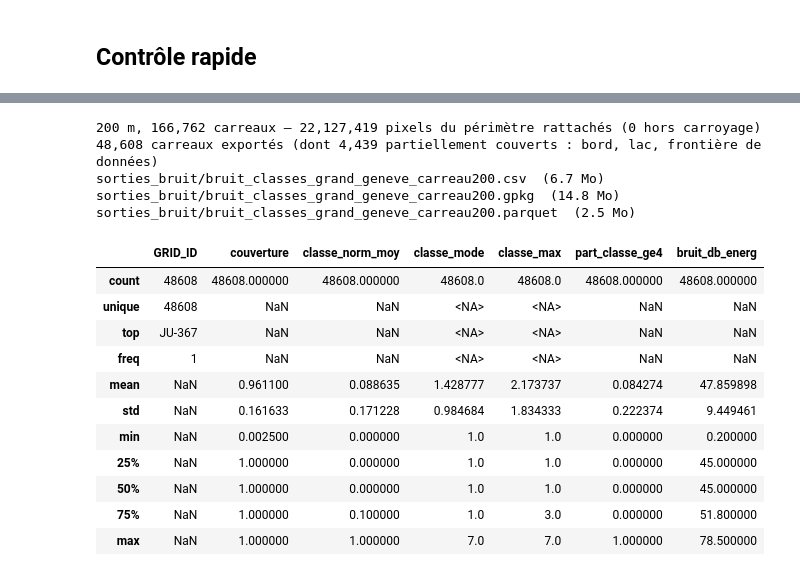
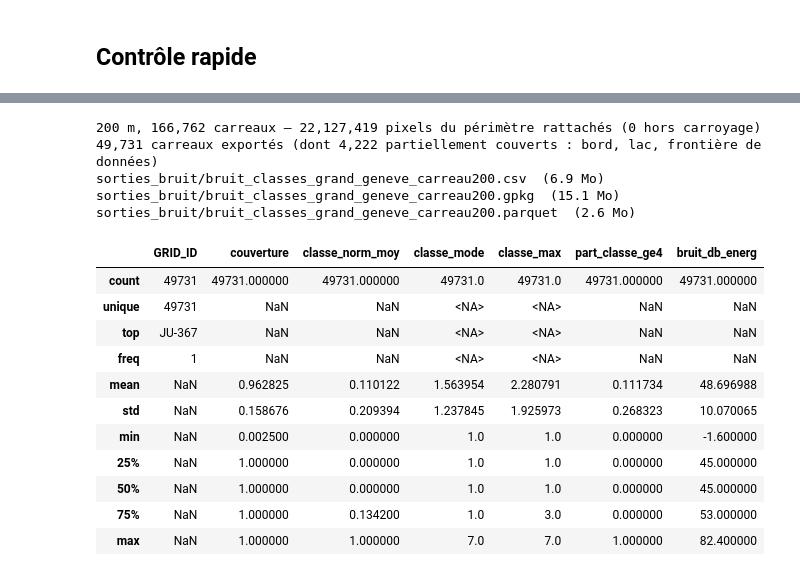
Before and after one commit to action-situee/PROJET_PIETON_GG, a Jupyter notebook: Notebook/Step 0/0_1_bis_bruit_unifie.ipynb, the cells around one changed output, grey strips where cells are left out. Saved outputs shown, nothing was run; the diff lists cells and outputs as text; code cells hidden in the pictures.

```diff
--- a/Notebook/Step 0/0_1_bis_bruit_unifie.ipynb
+++ b/Notebook/Step 0/0_1_bis_bruit_unifie.ipynb
@@ -111,8 +198,13 @@ def describe(path):
               f"\n  type   : {src.dtypes[0]} ({src.count} bande(s), seule la 1re est lue)")
         return src.crs, src.res
 
-ch_crs, ch_res = describe(CH_TIF)
+ch_paths = ([CH_RASTERS["route"]["jour"]] if not CH_MULTIBRUIT
+            else [p for periodes in CH_RASTERS.values() for p in periodes.values()])
+ch_meta = {str(p): describe(p) for p in ch_paths}
+ch_crs, ch_res = ch_meta[str(CH_RASTERS["route"]["jour"])]
 fr_crs, fr_res = describe(FR_TIF)
+if CH_MULTIBRUIT:
+    print(f"\n{CH_AIR_GPKG} : couches {pyogrio.list_layers(CH_AIR_GPKG)[:, 0].tolist()}")
 
 
 def load_perimeter(variant):
@@ -166,5 +262,5 @@ la classe majoritaire soit calculée sur les vraies classes 1 à 7.
 # %%
-def read_window_and_reproject(path, prepare, resampling):
+def read_window_and_reproject(path, prepare, resampling, finish=None):
     with rasterio.open(path) as src:
         margin = 5 * res
         b = transform_bounds(TARGET_CRS, src.crs, xmin - margin, ymin - margin, xmax + margin, ymax + margin)
@@ -176,17 +272,25 @@ def read_window_and_reproject(path, prepare, resampling):
                   src_transform=src.window_transform(win), src_crs=src.crs, src_nodata=np.nan,
                   dst_transform=dst_transform, dst_crs=TARGET_CRS, dst_nodata=np.nan,
                   resampling=resampling)
-    return out
+        del a
+    return finish(out) if finish else out
 
 
 def prepare_ch(a, nodata):
+    """Lr (dB) -> énergie 10^(L/10) ; nodata -> NaN."""
     bad = ~np.isfinite(a)
     if nodata is not None and not np.isnan(nodata):
         bad |= a == nodata
     for v in CH_EXTRA_NODATA:
         bad |= a == v
     a[bad] = np.nan
+    np.power(np.float32(10), a / np.float32(10), out=a)
     return a
+
+
+def energy_to_db(e):
+    with np.errstate(divide="ignore", invalid="ignore"):
+        return (10 * np.log10(e)).astype("float32")
 
 
 def prepare_fr(a, nodata):
@@ -194,7 +298,10 @@ def prepare_fr(a, nodata):
     return a
 
 
-ch_db = read_window_and_reproject(CH_TIF, prepare_ch, RESAMPLING_CH)
+def read_ch(path):
+    return read_window_and_reproject(path, prepare_ch, RESAMPLING_CH, finish=energy_to_db)
+
+
 fr_cls = read_window_and_reproject(FR_TIF, prepare_fr, RESAMPLING_FR)
 
 # Appliqué APRÈS la reprojection : sinon la classe majoritaire serait calculée
@@ -292,6 +569,17 @@ with rasterio.open(OUT_DIR / f"{OUT_STEM}.tif", "w", driver="GTiff", width=width
                    nodata=0, compress="deflate") as dst:
     dst.write(np.nan_to_num(classe, nan=0).astype("uint8"), 1)
     dst.write_colormap(1, {0: (0, 0, 0, 0), **{k: hex2rgba(v) for k, v in PALETTE.items()}})
+
+# Colonnes de contrôle côté CH (multibruit) : une bande par niveau dans un GeoTIFF à part
+CONTROL_KEYS = ["route", "fer", "air", "fer_eq", "air_eq", "multi"]
+if CH_MULTIBRUIT:
+    with rasterio.open(OUT_DIR / f"{OUT_STEM}_lden_ch.tif", "w", driver="GTiff", width=width, height=height,
+                       count=len(CONTROL_KEYS), dtype="float32", crs=TARGET_CRS, transform=dst_transform,
+                       nodata=np.nan, compress="deflate", predictor=3, tiled=True) as dst:
+        for i, k in enumerate(CONTROL_KEYS, start=1):
+            band = np.where(inside, lden_ch[k], np.nan).astype("float32")
+            dst.write(band, i)
+            dst.set_band_description(i, f"lden_{k}" if k != "multi" else "lden_multi_ch")
 
 rows, cols = np.nonzero(np.isfinite(classe))
 xs = xmin + (cols + 0.5) * res
@@ -307,6 +595,11 @@ df = pd.DataFrame({
     "classe_fr": pd.array(fr_cls[rows, cols], dtype="Float32").astype("Int8"),
     "source": source[rows, cols],
 })
+if CH_MULTIBRUIT:
+    for k in CONTROL_KEYS:
+        col = f"lden_{k}" if k != "multi" else "lden_multi_ch"
+        df[col] = np.round(lden_ch[k][rows, cols], 1).astype("float32")
+
 gdf = gpd.GeoDataFrame(df, geometry=gpd.points_from_xy(df.x_lv95, df.y_lv95), crs=TARGET_CRS)
 if ADD_LONLAT:
     wgs = gdf.geometry.to_crs(4326)
@@ -316,7 +609,7 @@ gdf.to_file(OUT_DIR / f"{OUT_STEM}.gpkg", layer="bruit_classes", driver="GPKG",
 gdf.to_parquet(OUT_DIR / f"{OUT_STEM}.parquet")
 gdf.drop(columns="geometry").to_csv(OUT_DIR / f"{OUT_STEM}.csv", index=False)
 
-for f in sorted(OUT_DIR.glob(f"{OUT_STEM}.*")):
+for f in sorted(OUT_DIR.glob(f"{OUT_STEM}*.*")):
     print(f"{f}  ({f.stat().st_size / 1e6:,.1f} Mo)")
 gdf.head()
 # %% [output]
@@ -364,7 +667,7 @@ Name: classe_norm, dtype: float32
 # Source carroyage : « Système d'information du territoire à Genève (SITG), extrait en
 # date du 31.03.2025 » — agrégation du bruit réalisée sur cette base (CGU SITG, art. 9).
 
-CARREAU_PATH = "/Users/maximiliantrique/Documents/GitHub/projet_pieton_gg/Data/input/network_agreg/AGGLO_CARREAU_200-SHP/AGGLO_CARREAU_200.shp"  # à adapter
+CARREAU_PATH = AGREG_DIR / "AGGLO_CARREAU_200-SHP" / "AGGLO_CARREAU_200.shp"
 CARREAU_ID = "GRID_ID"
 CARREAU_MIN_COUVERTURE = 0.0     # part mini de pixels avec donnée pour garder un carreau (0 = au moins 1 pixel)
 CARREAU_STEM = f"{OUT_STEM}_carreau200"
@@ -433,48 +736,48 @@ stats = pd.DataFrame({
     "classe_norm_moy": classe_norm_moy.round(4),            # 0 (calme) – 1 (classe 7)
     "classe_moy": classe_moy.round(3),
     "classe_mode": pd.array(classe_mode, dtype="Int8"),
     "classe_max": pd.array(classe_max, dtype="Int8"),
     "part_classe_ge4": parts[:, 3:].sum(axis=1).round(4),   # part ≥ 60 dB (zone « altérée » et pire)
     **{f"part_classe_{k}": parts[:, k - 1].round(4) for k in range(1, 8)},
     "bruit_db_energ": np.round(db_energ, 1),
     "part_pix_fr": part_fr.round(4),                        # part des pixels venant d'ORHANE
 })
 stats.loc[~has, ["classe_mode", "classe_max"]] = pd.NA
 
 gdf_c = gpd.GeoDataFrame(pd.concat([carreaux.drop(columns="geometry"), stats], axis=1),
                          geometry=carreaux.geometry, crs=TARGET_CRS)
 gdf_c = gdf_c[has & (stats["couverture"] >= CARREAU_MIN_COUVERTURE)].reset_index(drop=True)
 centres = gdf_c.geometry.centroid
 gdf_c["x_lv95"], gdf_c["y_lv95"] = centres.x.round(1), centres.y.round(1)
 
 gdf_c.to_file(OUT_DIR / f"{CARREAU_STEM}.gpkg", layer="bruit_carreau200", driver="GPKG", engine="pyogrio")
 gdf_c.to_parquet(OUT_DIR / f"{CARREAU_STEM}.parquet")
 gdf_c.drop(columns="geometry").to_csv(OUT_DIR / f"{CARREAU_STEM}.csv", index=False)
 
 print(f"{len(gdf_c):,} carreaux exportés "
       f"(dont {(gdf_c['couverture'] < 0.999).sum():,} partiellement couverts : bord, lac, frontière de données)")
 for f in sorted(OUT_DIR.glob(f"{CARREAU_STEM}.*")):
     print(f"{f}  ({f.stat().st_size / 1e6:,.1f} Mo)")
 gdf_c[[CARREAU_ID, "couverture", "classe_norm_moy", "classe_mode", "classe_max",
        "part_classe_ge4", "bruit_db_energ"]].describe(include="all")
 # %% [output]
 200 m, 166,762 carreaux — 22,127,419 pixels du périmètre rattachés (0 hors carroyage)
-48,608 carreaux exportés (dont 4,439 partiellement couverts : bord, lac, frontière de données)
-sorties_bruit/bruit_classes_grand_geneve_carreau200.csv  (6.7 Mo)
-sorties_bruit/bruit_classes_grand_geneve_carreau200.gpkg  (14.8 Mo)
-sorties_bruit/bruit_classes_grand_geneve_carreau200.parquet  (2.5 Mo)
+49,731 carreaux exportés (dont 4,222 partiellement couverts : bord, lac, frontière de données)
+sorties_bruit/bruit_classes_grand_geneve_carreau200.csv  (6.9 Mo)
+sorties_bruit/bruit_classes_grand_geneve_carreau200.gpkg  (15.1 Mo)
+sorties_bruit/bruit_classes_grand_geneve_carreau200.parquet  (2.6 Mo)
 |  | GRID_ID | couverture | classe_norm_moy | classe_mode | classe_max | part_classe_ge4 | bruit_db_energ |
-| count | 48608 | 48608.000000 | 48608.000000 | 48608.0 | 48608.0 | 48608.000000 | 48608.000000 |
-| unique | 48608 | NaN | NaN | <NA> | <NA> | NaN | NaN |
+| count | 49731 | 49731.000000 | 49731.000000 | 49731.0 | 49731.0 | 49731.000000 | 49731.000000 |
+| unique | 49731 | NaN | NaN | <NA> | <NA> | NaN | NaN |
 | top | JU-367 | NaN | NaN | <NA> | <NA> | NaN | NaN |
 | freq | 1 | NaN | NaN | <NA> | <NA> | NaN | NaN |
-| mean | NaN | 0.961100 | 0.088635 | 1.428777 | 2.173737 | 0.084274 | 47.859898 |
-| std | NaN | 0.161633 | 0.171228 | 0.984684 | 1.834333 | 0.222374 | 9.449461 |
-| min | NaN | 0.002500 | 0.000000 | 1.0 | 1.0 | 0.000000 | 0.200000 |
+| mean | NaN | 0.962825 | 0.110122 | 1.563954 | 2.280791 | 0.111734 | 48.696988 |
+| std | NaN | 0.158676 | 0.209394 | 1.237845 | 1.925973 | 0.268323 | 10.070065 |
+| min | NaN | 0.002500 | 0.000000 | 1.0 | 1.0 | 0.000000 | -1.600000 |
 | 25% | NaN | 1.000000 | 0.000000 | 1.0 | 1.0 | 0.000000 | 45.000000 |
 | 50% | NaN | 1.000000 | 0.000000 | 1.0 | 1.0 | 0.000000 | 45.000000 |
-| 75% | NaN | 1.000000 | 0.100000 | 1.0 | 3.0 | 0.000000 | 51.800000 |
-| max | NaN | 1.000000 | 1.000000 | 7.0 | 7.0 | 1.000000 | 78.500000 |
+| 75% | NaN | 1.000000 | 0.134200 | 1.0 | 3.0 | 0.000000 | 53.000000 |
+| max | NaN | 1.000000 | 1.000000 | 7.0 | 7.0 | 1.000000 | 82.400000 |
 # %% [markdown]
 ## Sources à citer
 
```
Also changed, not shown: parts of 13 cells of this notebook, 3 other files.
